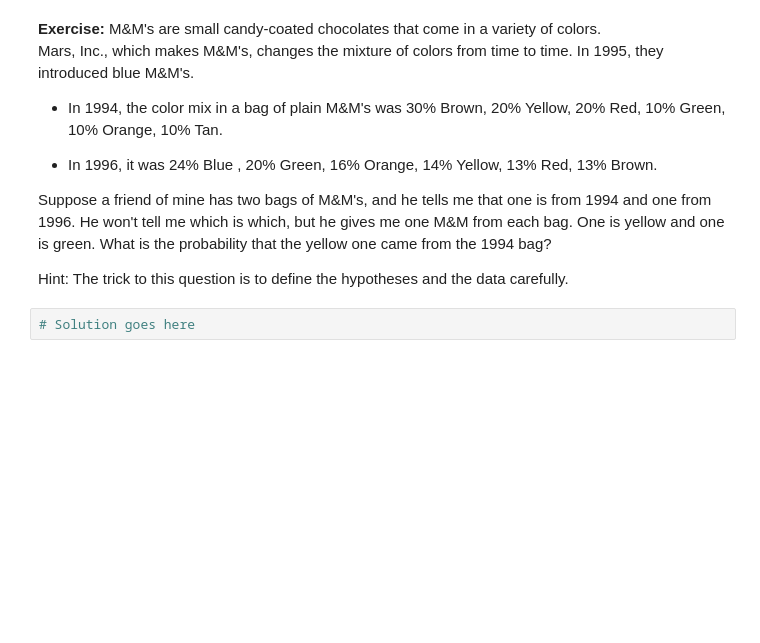
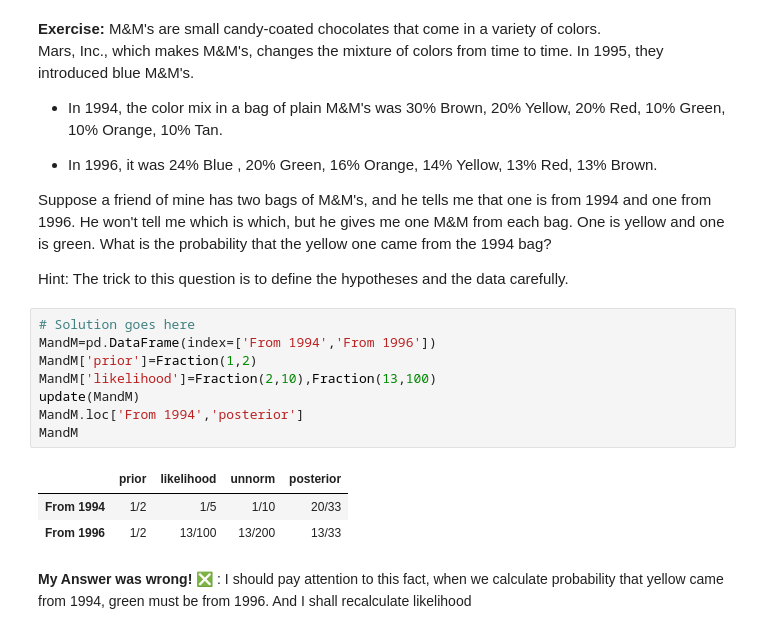
Before and after one commit to anvaari/ThinkBayes2, a Jupyter notebook: notebooks/chap02.ipynb, the cells around one changed output. Cells and saved outputs as stored; diff of their text form; blank space fills up the shorter version.

```diff
--- a/notebooks/chap02.ipynb
+++ b/notebooks/chap02.ipynb
@@ -408,5 +451,22 @@ one is green.  What is the probability that the yellow one came
 from the 1994 bag?
 
 Hint: The trick to this question is to define the hypotheses and the data carefully.
-# %%
-# Solution goes here
+# %%
+# Solution goes here
+MandM=pd.DataFrame(index=['From 1994','From 1996'])
+MandM['prior']=Fraction(1,2)
+MandM['likelihood']=Fraction(2,10),Fraction(13,100)
+update(MandM)
+MandM.loc['From 1994','posterior']
+MandM
+# %% [output]
+|  | prior | likelihood | unnorm | posterior |
+| From 1994 | 1/2 | 1/5 | 1/10 | 20/33 |
+| From 1996 | 1/2 | 13/100 | 13/200 | 13/33 |
+# %% [markdown]
+<div  style="font-size: 14px;font-family:Time" >
+
+**My Answer was wrong!** ❎ :
+I should pay attention to this fact, when we calculate probability that yellow came from 1994, green must be from 1996.
+And I shall recalculate likelihood
+</div>
```
Also changed, not shown: parts of 10 cells of this notebook.
